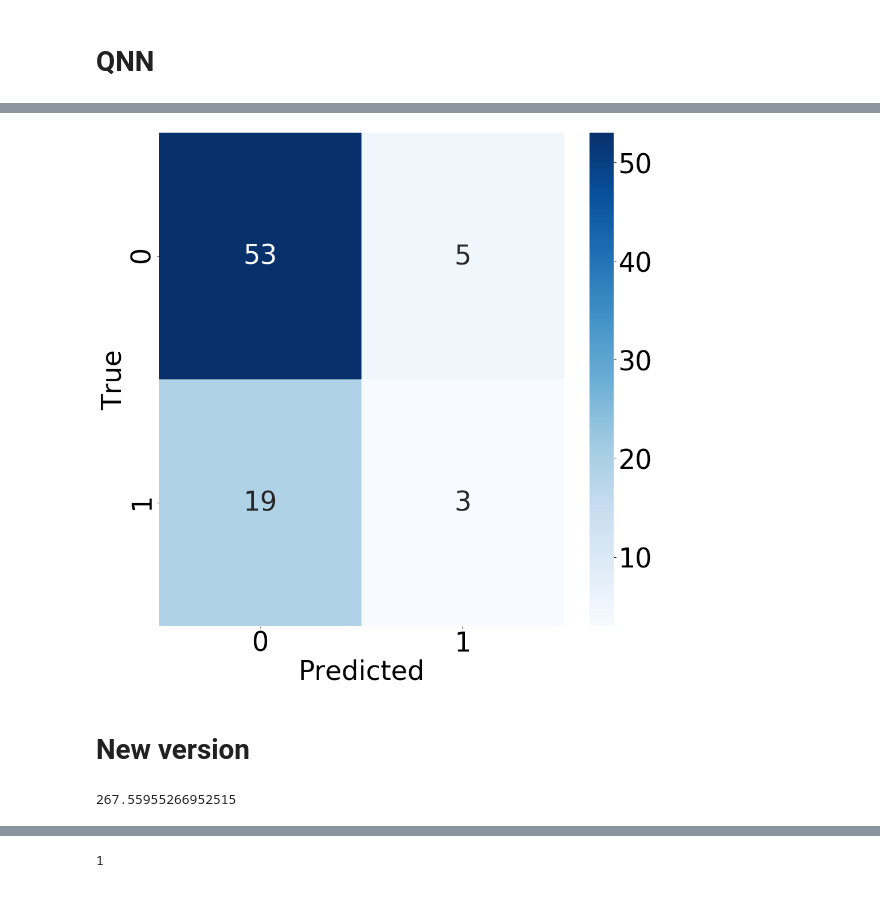
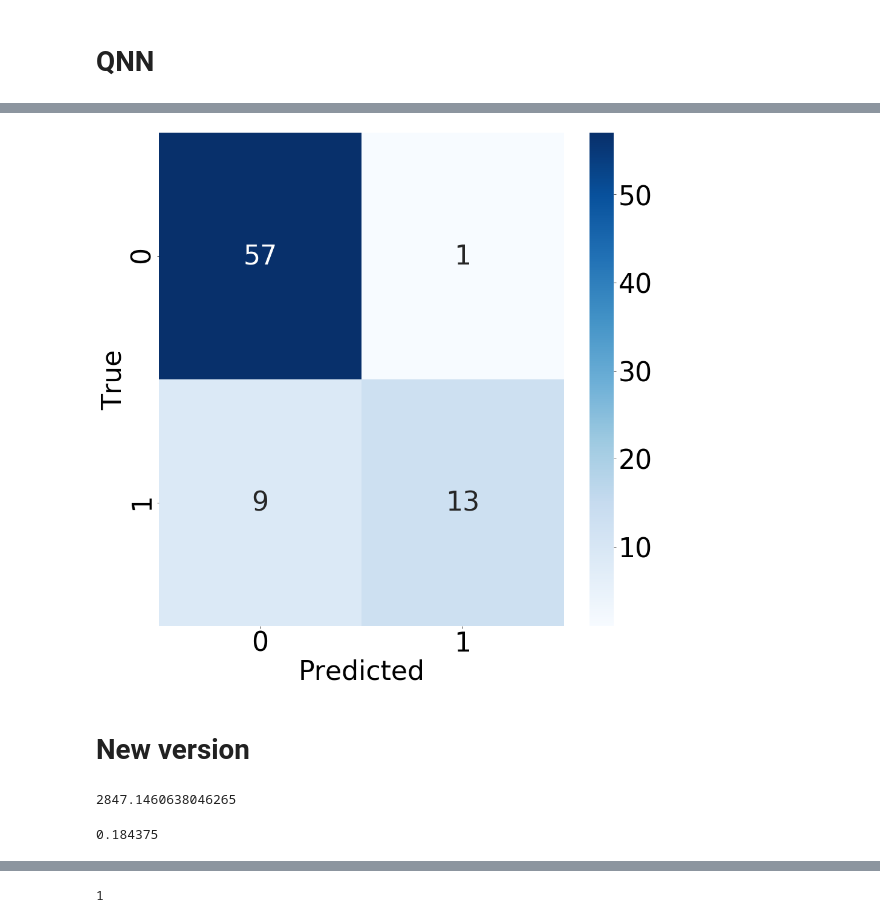
Before and after one commit to ChuongQuoc1413017/Quantum_Virtual_Machine, a Jupyter notebook: Quantum Neural Network.ipynb, the cells around one changed output, grey strips where cells are left out. Cells and saved outputs as stored; diff of their text form; code cells hidden in the pictures.

```diff
--- a/Quantum Neural Network.ipynb
+++ b/Quantum Neural Network.ipynb
@@ -150,15 +229,16 @@ plt.savefig('qnn_train.eps', format='eps')
 # %%
 plt.figure(figsize=(15,15))
 label = y_test
-pred = [predict(qnn(x, params)) for x in X_test]
+pred = [predict(qnn_model(x, params)) for x in X_test]
+pred = np.argmax(pred, axis=1)
 con = confusion_matrix(label,pred)
 sn_plot = sn.heatmap(con, annot=True, cmap="Blues")
 plt.xlabel('Predicted')
 plt.ylabel('True')
 plt.savefig('qnn_test.png')
 plt.savefig('qnn_test.eps', format='eps')
 # %% [output]
-[figure, old version]
+[figure, new version]
 # %% [markdown]
 # New version
 # %%
@@ -271,13 +351,17 @@ X_test = scaler.transform(X_test)
 
 # create parameters
 n_layer = 3
-params = np.random.normal(size=(n_layer, len(X_train[0]), 2,))
+# params = np.random.normal(size=(n_layer, len(X_train[0]), 2,))
+params = np.zeros((n_layer, len(X_train[0]), 2,))
 diff = np.zeros((n_layer, len(X_train[0]), 2,))
+costs = []
+costs.append(cost(params, X_train, y_train))
 
 # training model
 start = time.time()
-for i in range(100):
+for i in range(1000):
     params = grad(X_train, y_train, params, np.pi/20, eta=0.01)
+    costs.append(cost(params, X_train, y_train))
 print(time.time()-start)
 
 # confusion matrix
@@ -286,4 +370,9 @@ print(time.time()-start)
 # con = confusion_matrix(label,pred)
 # sn.heatmap(con, annot=True, cmap="Blues")
 # %% [output]
-267.55955266952515
+2847.1460638046265
+# %%
+# params = np.zeros((n_layer, len(X_train[0]), 2,))
+cost(params, X_train, y_train)
+# %% [output]
+0.184375
```
Also changed, not shown: parts of 15 cells of this notebook.
